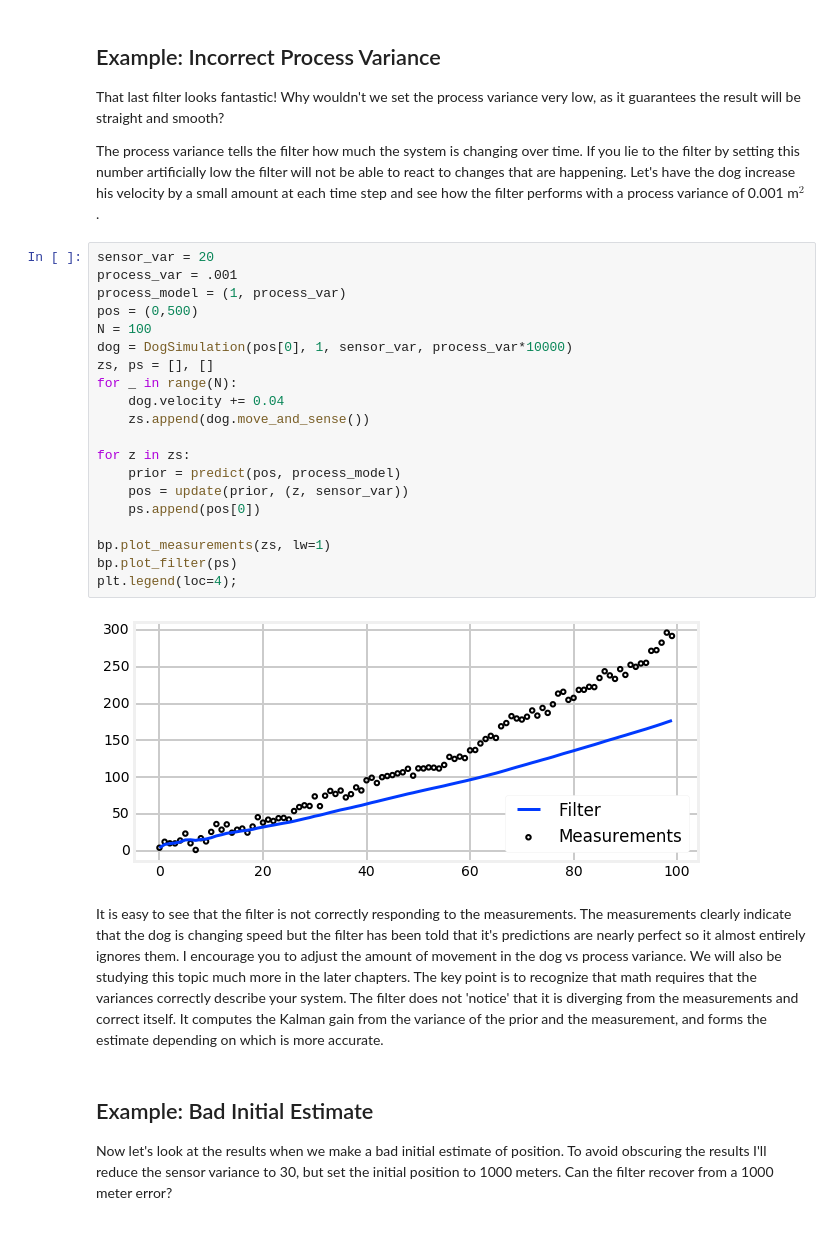
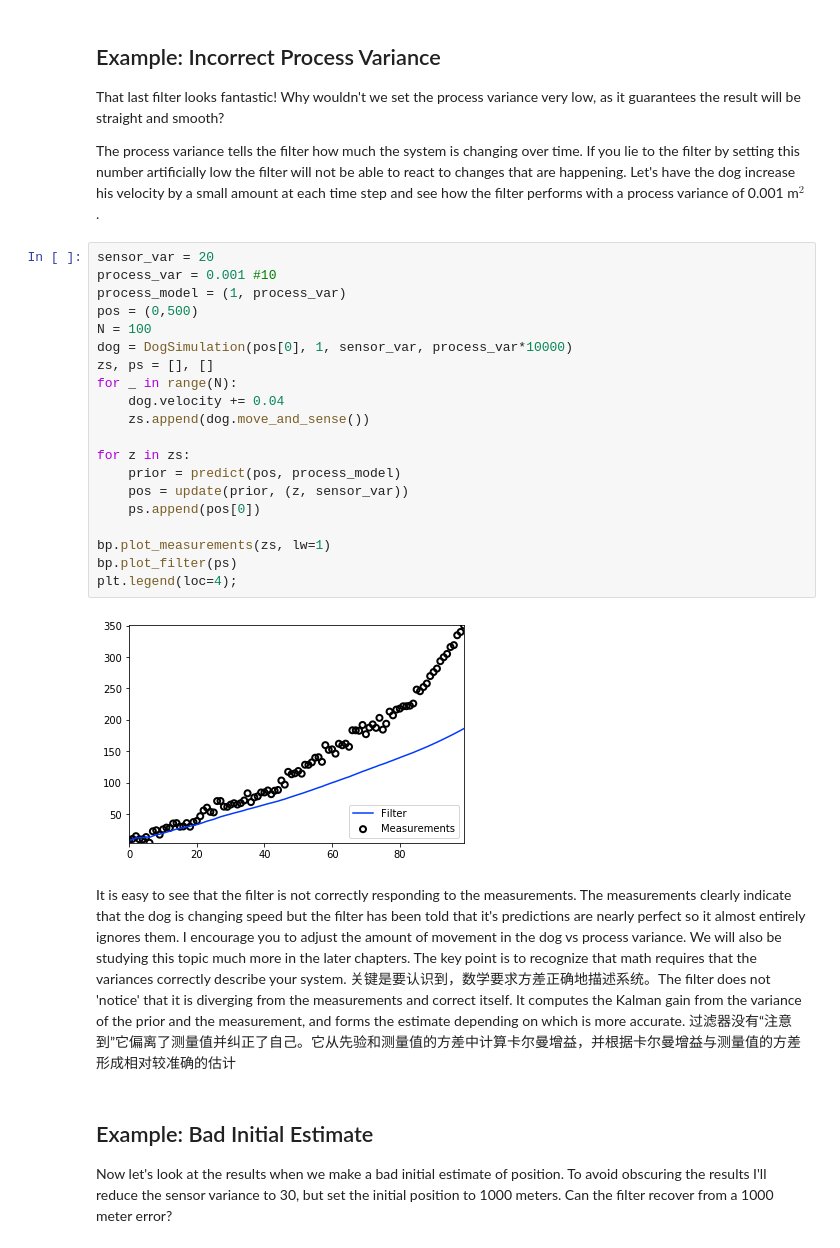
Before and after one commit to hanahimi/Kalman-and-Bayesian-Filters-in-Python, a Jupyter notebook: 04-One-Dimensional-Kalman-Filters.ipynb, the cells around one changed output. Cells and saved outputs as stored; diff of their text form.

```diff
--- a/04-One-Dimensional-Kalman-Filters.ipynb
+++ b/04-One-Dimensional-Kalman-Filters.ipynb
@@ -888,28 +899,28 @@ That last filter looks fantastic! Why wouldn't we set the process variance very
 The process variance tells the filter how much the system is changing over time. If you lie to the filter by setting this number artificially low the filter will not be able to react to changes that are happening. Let's have the dog increase his velocity by a small amount at each time step and see how the filter performs with a process variance of 0.001 m$^2$.
 # %%
 sensor_var = 20
-process_var = .001
+process_var = 0.001 #10
 process_model = (1, process_var)
 pos = (0,500)
 N = 100
 dog = DogSimulation(pos[0], 1, sensor_var, process_var*10000)
 zs, ps = [], []
 for _ in range(N):
     dog.velocity += 0.04
     zs.append(dog.move_and_sense())
 
 for z in zs:
     prior = predict(pos, process_model)
     pos = update(prior, (z, sensor_var))
     ps.append(pos[0])
 
 bp.plot_measurements(zs, lw=1)
 bp.plot_filter(ps)
 plt.legend(loc=4);
 # %% [output]
-[figure, old version]
+[figure, new version]
 # %% [markdown]
-It is easy to see that the filter is not correctly responding to the measurements. The measurements  clearly indicate that the dog is changing speed but the filter has been told that it's predictions are nearly perfect so it almost entirely ignores them. I encourage you to adjust the amount of movement in the dog vs process variance. We will also be studying this topic much more in the later chapters. The key point is to recognize that math requires that the variances correctly describe your system. The filter does not 'notice' that it is diverging from the measurements and correct itself. It computes the Kalman gain from the variance of the prior and the measurement, and forms the estimate depending on which is more accurate.
+It is easy to see that the filter is not correctly responding to the measurements. The measurements  clearly indicate that the dog is changing speed but the filter has been told that it's predictions are nearly perfect so it almost entirely ignores them. I encourage you to adjust the amount of movement in the dog vs process variance. We will also be studying this topic much more in the later chapters. The key point is to recognize that math requires that the variances correctly describe your system. 关键是要认识到，数学要求方差正确地描述系统。The filter does not 'notice' that it is diverging from the measurements and correct itself. It computes the Kalman gain from the variance of the prior and the measurement, and forms the estimate depending on which is more accurate. 过滤器没有“注意到”它偏离了测量值并纠正了自己。它从先验和测量值的方差中计算卡尔曼增益，并根据卡尔曼增益与测量值的方差形成相对较准确的估计
 # %% [markdown]
 ## Example: Bad Initial Estimate
 
```
Also changed, not shown: parts of 29 cells of this notebook, 4 other files.
